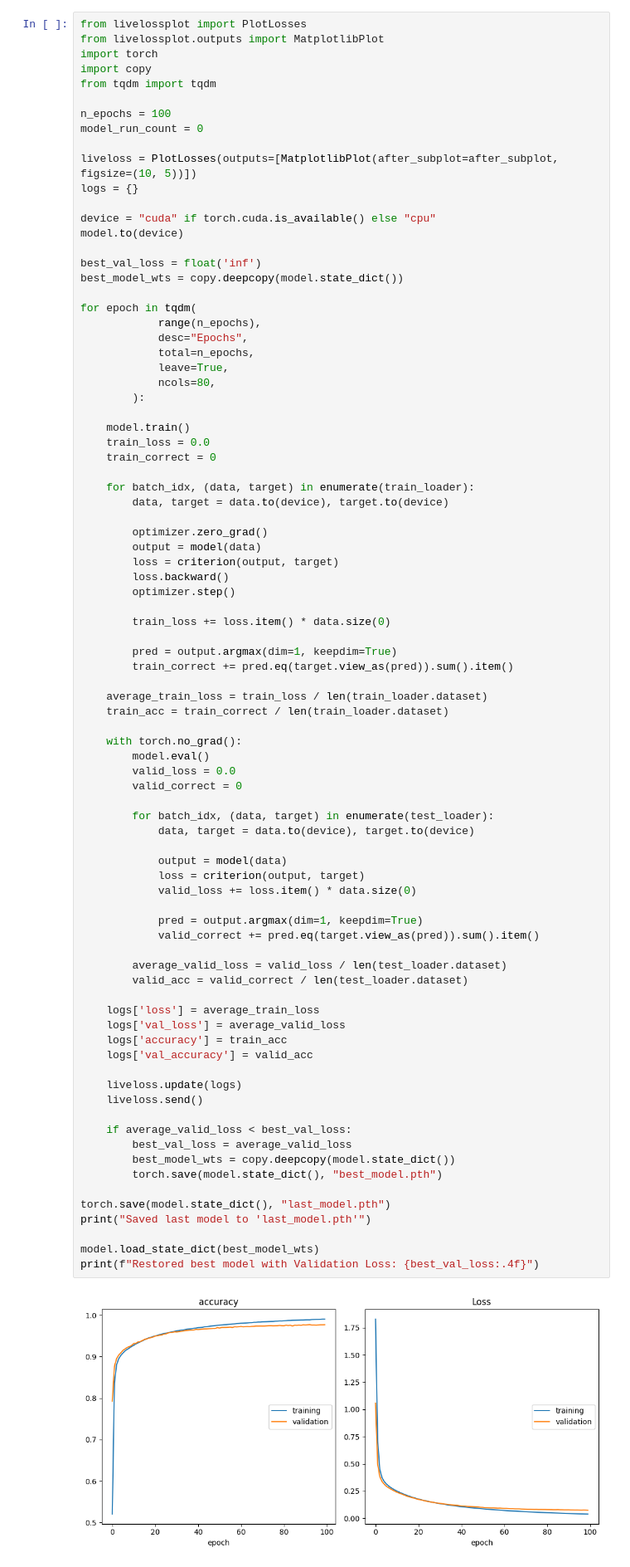
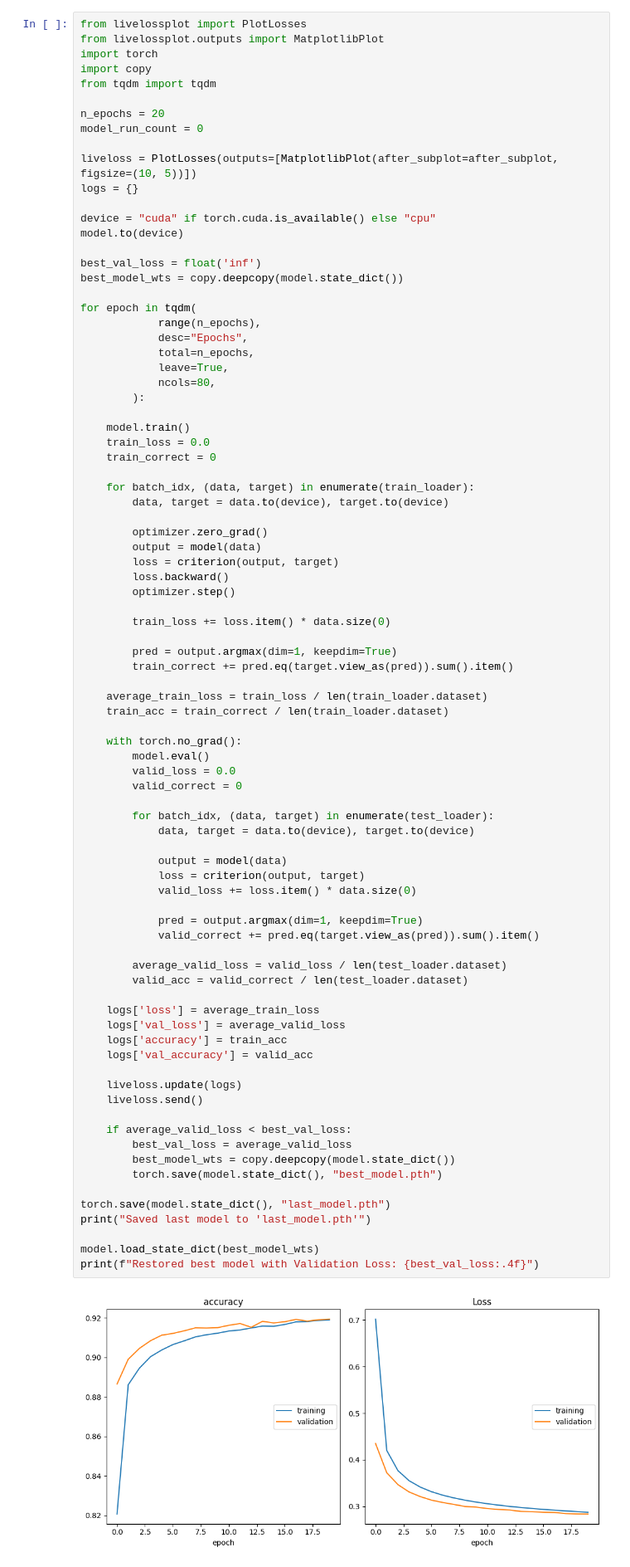
Before and after one commit to alexzilligmm/crypto-playground, a Jupyter notebook: mnist.ipynb, the cells around one changed output. Shown at 83% size. Saved outputs shown, nothing was run; the diff lists cells and outputs as text.

```diff
--- a/mnist.ipynb
+++ b/mnist.ipynb
@@ -79,7 +76,7 @@ import torch
 import copy
 from tqdm import tqdm
 
-n_epochs = 100
+n_epochs = 20
 model_run_count = 0
 
 liveloss = PlotLosses(outputs=[MatplotlibPlot(after_subplot=after_subplot, figsize=(10, 5))])
@@ -130,32 +127,32 @@ for epoch in tqdm(
 
             output = model(data)
             loss = criterion(output, target)
             valid_loss += loss.item() * data.size(0)
 
             pred = output.argmax(dim=1, keepdim=True)
             valid_correct += pred.eq(target.view_as(pred)).sum().item()
 
         average_valid_loss = valid_loss / len(test_loader.dataset)
         valid_acc = valid_correct / len(test_loader.dataset)
 
     logs['loss'] = average_train_loss
     logs['val_loss'] = average_valid_loss
     logs['accuracy'] = train_acc
     logs['val_accuracy'] = valid_acc
 
     liveloss.update(logs)
     liveloss.send()
 
     if average_valid_loss < best_val_loss:
         best_val_loss = average_valid_loss
         best_model_wts = copy.deepcopy(model.state_dict())
         torch.save(model.state_dict(), "best_model.pth")
 
 torch.save(model.state_dict(), "last_model.pth")
 print("Saved last model to 'last_model.pth'")
 
 model.load_state_dict(best_model_wts)
 print(f"Restored best model with Validation Loss: {best_val_loss:.4f}")
 # %% [output]
-[figure, old version]
+[figure, new version]
 Saved last model to 'last_model.pth'
```
Also changed, not shown: parts of 2 cells of this notebook, 6 other files.
